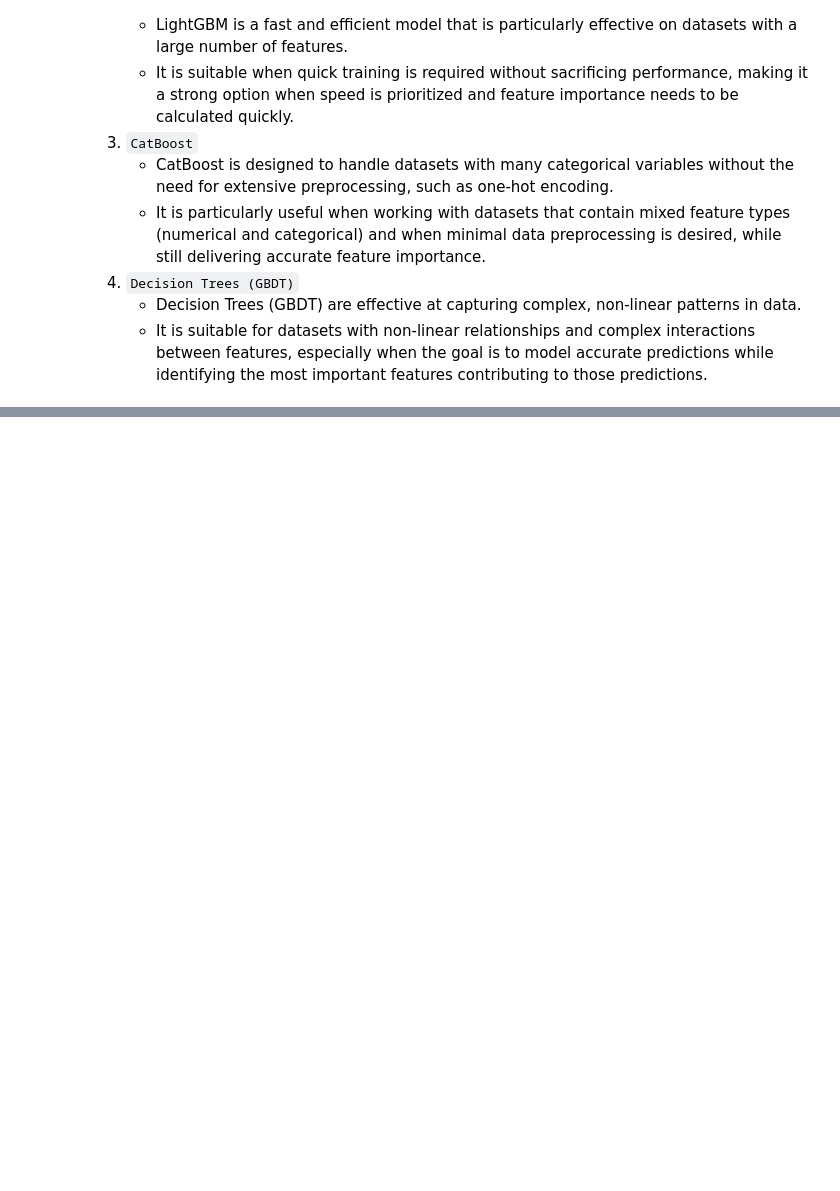
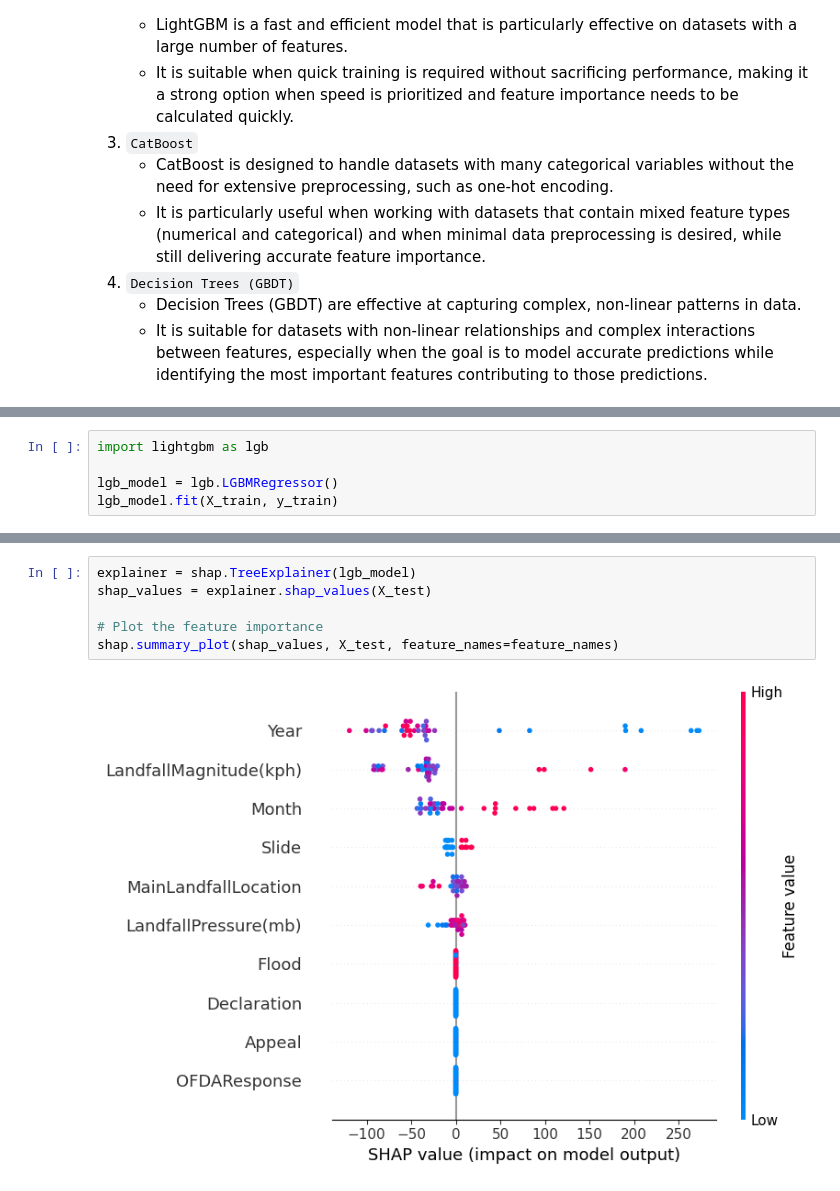
Before and after one commit to KanjiroReal/Vietnam-Storm-Damage-analysis, a Jupyter notebook: GBMs.ipynb, the cells around one changed output, grey strips where cells are left out. Cells and saved outputs as stored; diff of their text form; blank space fills up the shorter version.

```diff
--- a/GBMs.ipynb
+++ b/GBMs.ipynb
@@ -469,0 +138,5 @@ mse_train, mse_test, grid_search.best_params_
+# %%
+import lightgbm as lgb
+
+lgb_model = lgb.LGBMRegressor()
+lgb_model.fit(X_train, y_train)
@@ -469,0 +178,8 @@ mse_train, mse_test, grid_search.best_params_
+# %%
+explainer = shap.TreeExplainer(lgb_model)
+shap_values = explainer.shap_values(X_test)
+
+# Plot the feature importance
+shap.summary_plot(shap_values, X_test, feature_names=feature_names)
+# %% [output]
+[figure, added]
```
Also changed, not shown: parts of 152 cells of this notebook.
